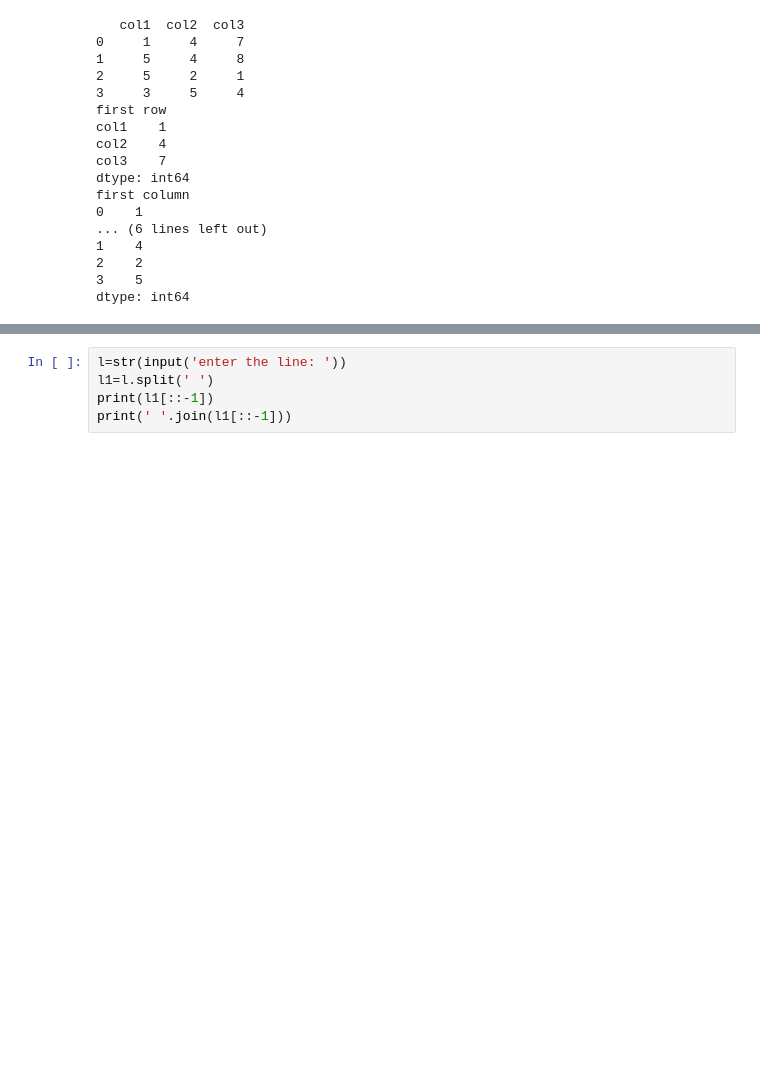
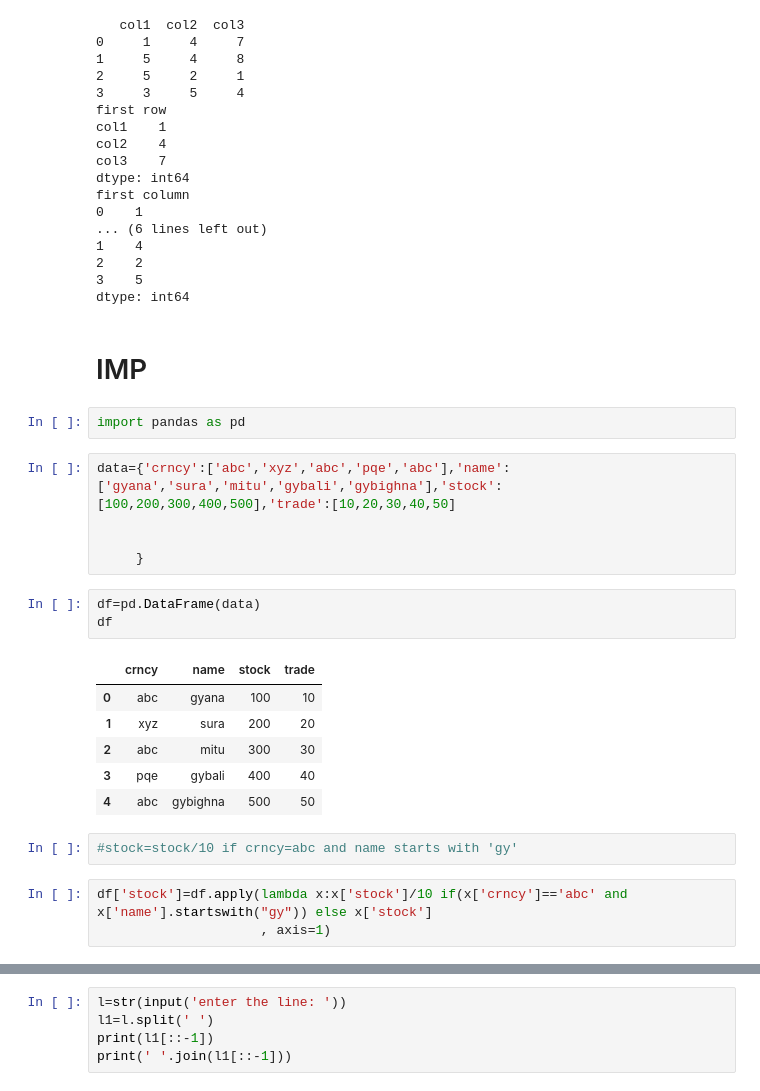
Before and after one commit to Gyana45/Pandas, a Jupyter notebook: pandas_interview.ipynb, the cells around one changed output, grey strips where cells are left out. Saved outputs shown, nothing was run; the diff lists cells and outputs as text; blank space fills up the shorter version.

```diff
--- a/pandas_interview.ipynb
+++ b/pandas_interview.ipynb
@@ -1187,3 +1187,27 @@ first column
 2    2
 3    5
 dtype: int64
+# %% [markdown]
+# IMP
+# %%
+import pandas as pd
+# %%
+data={'crncy':['abc','xyz','abc','pqe','abc'],'name':['gyana','sura','mitu','gybali','gybighna'],'stock':[100,200,300,400,500],'trade':[10,20,30,40,50]
+
+
+     }
+# %%
+df=pd.DataFrame(data)
+df
+# %% [output]
+|  | crncy | name | stock | trade |
+| 0 | abc | gyana | 100 | 10 |
+| 1 | xyz | sura | 200 | 20 |
+| 2 | abc | mitu | 300 | 30 |
+| 3 | pqe | gybali | 400 | 40 |
+| 4 | abc | gybighna | 500 | 50 |
+# %%
+#stock=stock/10 if crncy=abc and name starts with 'gy'
+# %%
+df['stock']=df.apply(lambda x:x['stock']/10 if(x['crncy']=='abc' and x['name'].startswith("gy")) else x['stock']
+                     , axis=1)
```
Also changed, not shown: parts of 4 cells of this notebook, 1 other file.
